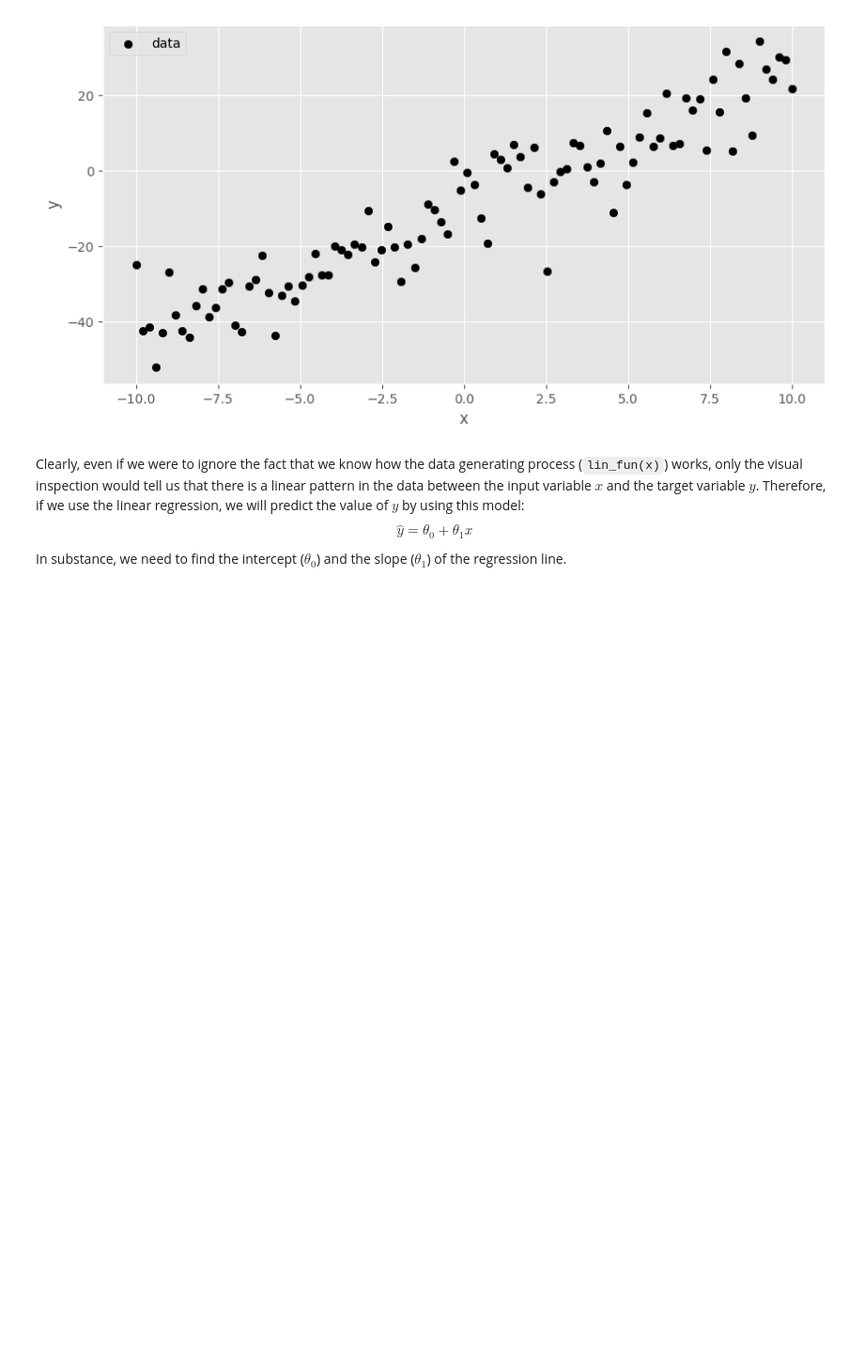
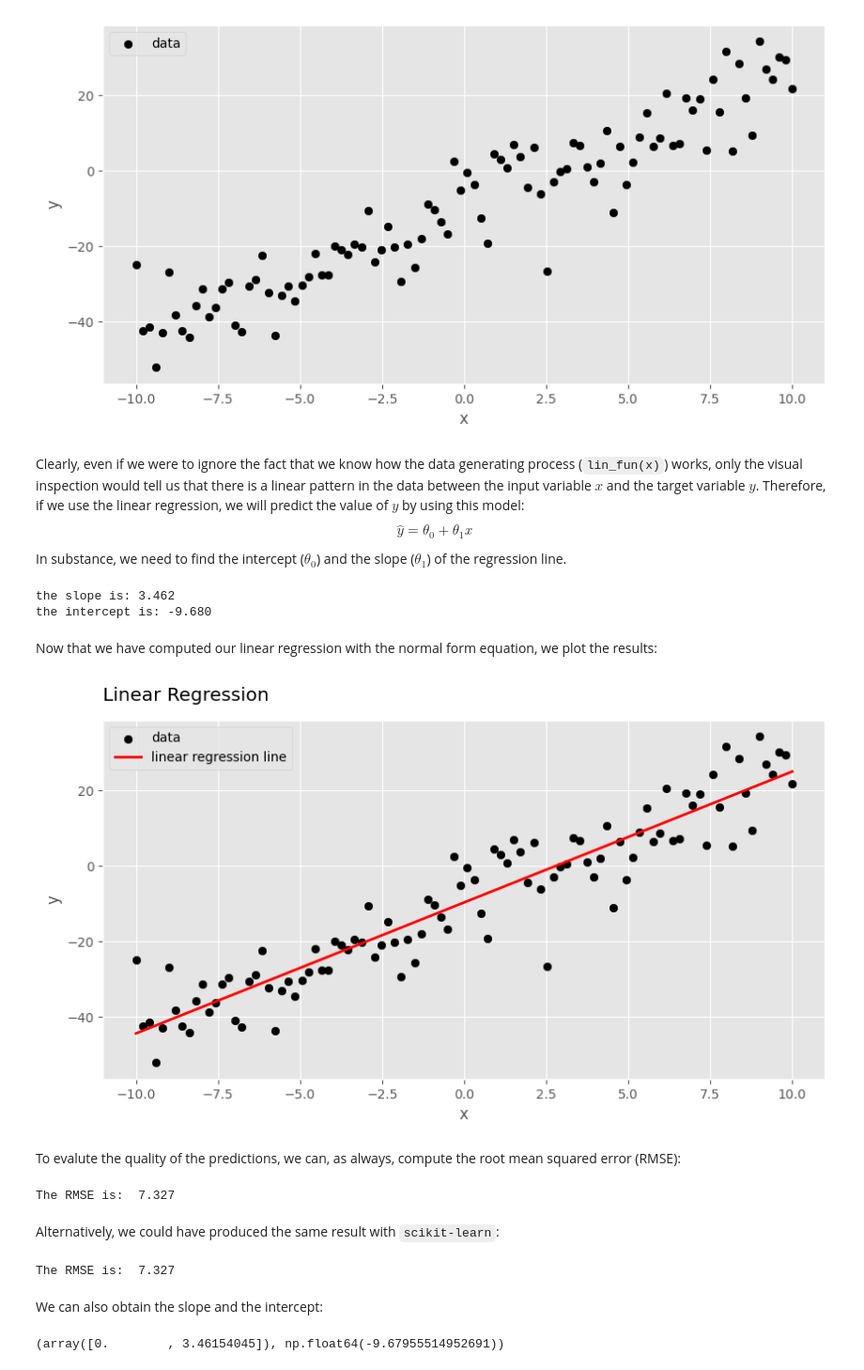
Before and after one commit to YVYX04/ML_First_Steps, a Jupyter notebook: 04_Training_Models.ipynb, the cells around one changed output. Shown: that part at 94% size. Cells and saved outputs as stored; diff of their text form; code cells hidden in the pictures; blank space fills up the shorter version.

```diff
--- a/04_Training_Models.ipynb
+++ b/04_Training_Models.ipynb
@@ -152,3 +152,72 @@ $$
 \hat{y} = \theta_0 + \theta_1 x
 $$
 In substance, we need to find the intercept ($\theta_0$) and the slope ($\theta_1$) of the regression line.
+# %%
+# we add a column of ones to the x matrix for the intercept:
+ones = np.ones(len(x))
+
+# we stack the x and ones:
+X = np.column_stack((ones, x))
+
+# we calculate the coefficients:
+beta = np.linalg.inv(X.T @ X) @ X.T @ y
+print(f'the slope is: {beta[1]:.3f}\nthe intercept is: {beta[0]:.3f}')
+
+# we calculate the predictions:
+y_hat = X @ beta
+xs = np.linspace(-10,10,100)
+# %% [output]
+the slope is: 3.462
+the intercept is: -9.680
+# %% [markdown]
+Now that we have computed our linear regression with the normal form equation, we plot the results:
+# %%
+# the basis:
+fig, ax = plt.subplots(figsize=(10,5))
+
+# scatter plot:
+ax.scatter(x, y, label='data', color='black')
+
+# linear regression line:
+ax.plot(xs, y_hat, label='linear regression line', color='red', linewidth=2)
+
+# aesthetics:
+ax.set_xlabel('x')
+ax.set_ylabel('y')
+ax.set_title('Linear Regression', loc='left', pad=15)
+ax.legend()
+plt.show()
+# %% [output]
+[figure, added]
+# %% [markdown]
+To evalute the quality of the predictions, we can, as always, compute the root mean squared error (RMSE):
+# %%
+rmse_1 = np.sqrt(np.mean((y - y_hat)**2))
+print('The RMSE is: ', round(rmse_1, 3))
+# %% [output]
+The RMSE is:  7.327
+# %% [markdown]
+Alternatively, we could have produced the same result with `scikit-learn`:
+# %%
+from sklearn.linear_model import LinearRegression
+
+# we create the linear regression object:
+lr = LinearRegression()
+
+# we fit the model:
+lr.fit(X, y)
+
+# we calculate the predictions:
+y_hat2 = lr.predict(X)
+
+# the mse
+rmse_2 = np.sqrt(np.mean((y - y_hat2)**2))
+print('The RMSE is: ', round(rmse_2, 3))
+# %% [output]
+The RMSE is:  7.327
+# %% [markdown]
+We can also obtain the slope and the intercept:
+# %%
+lr.coef_, lr.intercept_
+# %% [output]
+(array([0.        , 3.46154045]), np.float64(-9.67955514952691))
```
Also changed, not shown: parts of 9 cells of this notebook.
